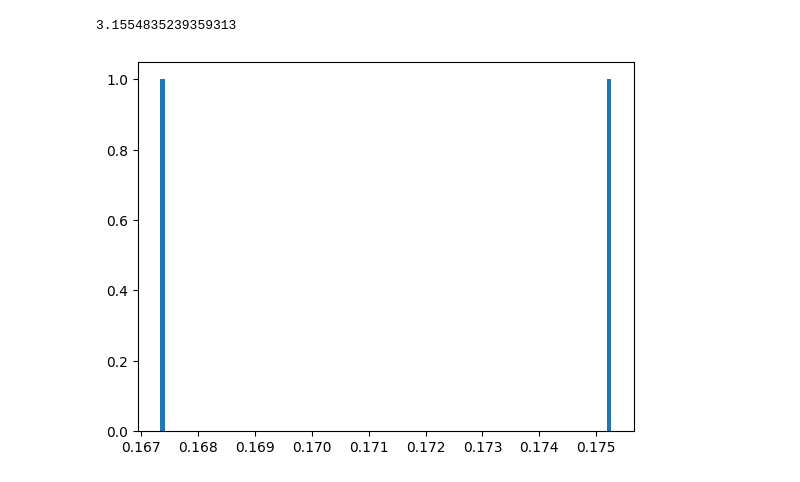
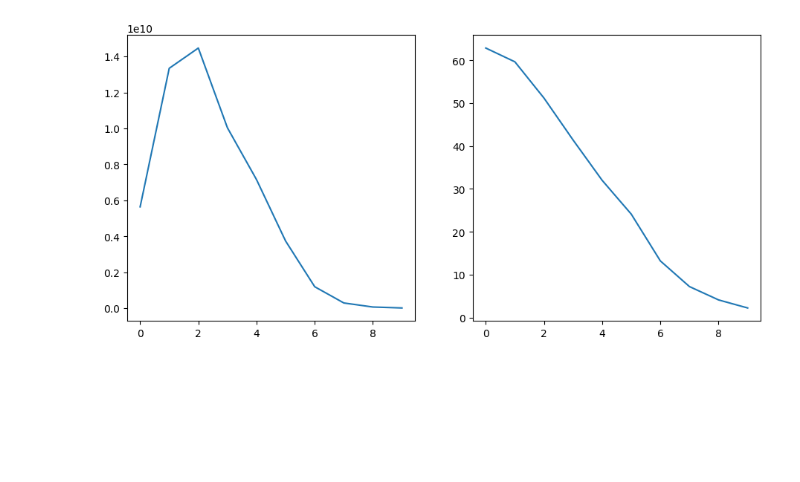
Before and after one commit to Art-1313/particles, a Jupyter notebook: Diploma/PP 158/code.ipynb, the cells around one changed output. Saved outputs shown, nothing was run; the diff lists cells and outputs as text; code cells hidden in the pictures; blank space fills up the shorter version.

```diff
--- a/Diploma/PP 158/code.ipynb
+++ b/Diploma/PP 158/code.ipynb
@@ -81,17 +92,42 @@ pT_bin = np.array([0.05, 0.1, 0.15, 0.2, 0.25, 0.3, 0.4, 0.5, 0.6, 0.7, 0.8, 0.9
+# %%
+pT_bin_centr = np.array([0.05, 0.1, 0.15, 0.2, 0.25, 0.3, 0.4, 0.5, 0.6, 0.7, 0.8, 0.9, 1, 1.1, 1.2, 1.3, 1.4, 1.5, 1.7, 1.9, 2.1])
+pT_bin_size = np.hstack(((np.diff(pT_bin_centr) / 2)[0], np.diff(pT_bin_centr) / 2))
+pT_bin = list(zip(pT_bin_centr - pT_bin_size, pT_bin_centr + pT_bin_size))
 # %%
-mask_for_bin = (data['xF'] > 0) * (data['xF'] < 0.01) * (data['pT'] > 0.05) * (data['pT'] < 0.1)
+xsect = []
 
-sigma_trig = 28.23
-dn = data[mask_for_bin]['E'].size
-dp3 = 0.05 * 0.01
-E = data[mask_for_bin]['E']
-xsect = (E * (sigma_trig / N) * (dn / dp3)).mean()
+for xF in xF_bin:
+
+    dxF = xF[1] - xF[0]
+
+    for pT in pT_bin:
+
+        mask_for_bin = (data['xF'] > xF[0]) * (data['xF'] < xF[1]) * (data['pT'] > pT[0]) * (data['pT'] < pT[1])
+
+        #sigma_trig = 28.23
+
+        dn = data[mask_for_bin]['E'].size
+
+        dpT = pT[1] - pT[0]
+
+        dp3 = dxF * (dpT ** 2)
+
+        E = data[mask_for_bin]['E']
+
+        xsect.append(E.mean() * (sig_total / N_events) * (dn / dp3))
+
+xsect = np.where(np.isnan(xsect), 0, xsect)
-# %%
-xsect
-# %% [output]
-3.1554835239359313
-# %%
-plt.hist(E, bins=100)
-plt.show()
-# %% [output]
-[figure, removed]
+# %%
+xsect = xsect.reshape((xF_bin_centr.size, pT_bin_centr.size))
+# %%
+plt.figure(figsize=(11, 5))
+
+plt.subplot(1, 2, 1)
+plt.plot(xsect[0][:10])
+
+plt.subplot(1, 2, 2)
+plt.plot(ref['xsect'][:10])
+
+plt.show()
+# %% [output]
+[figure, added]
```
Also changed, not shown: parts of 4 cells of this notebook.
